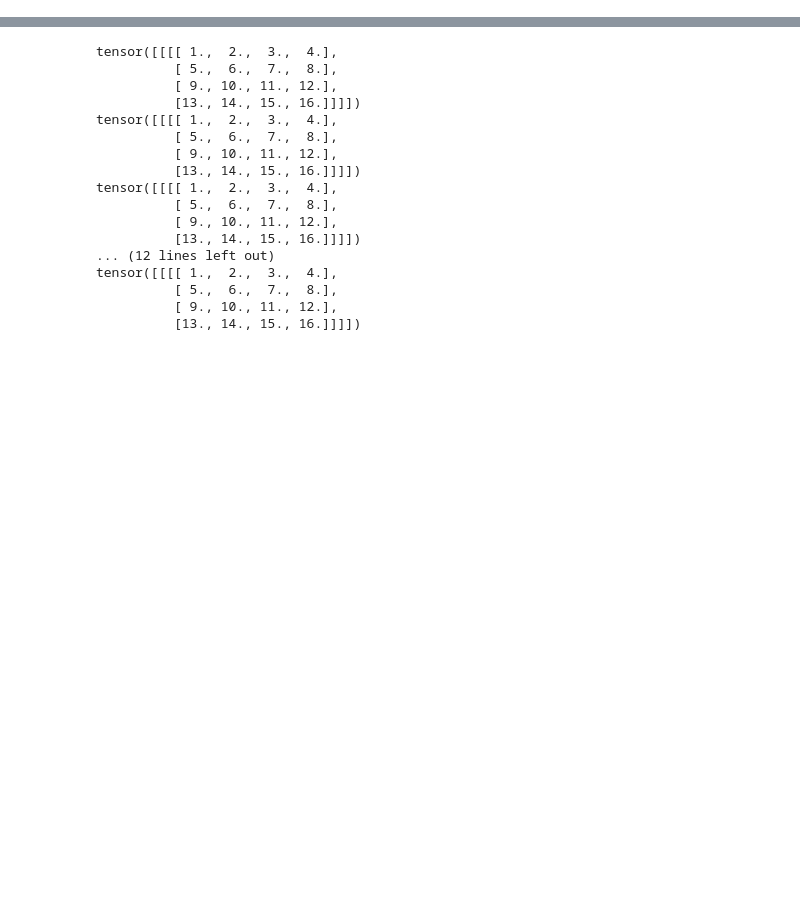
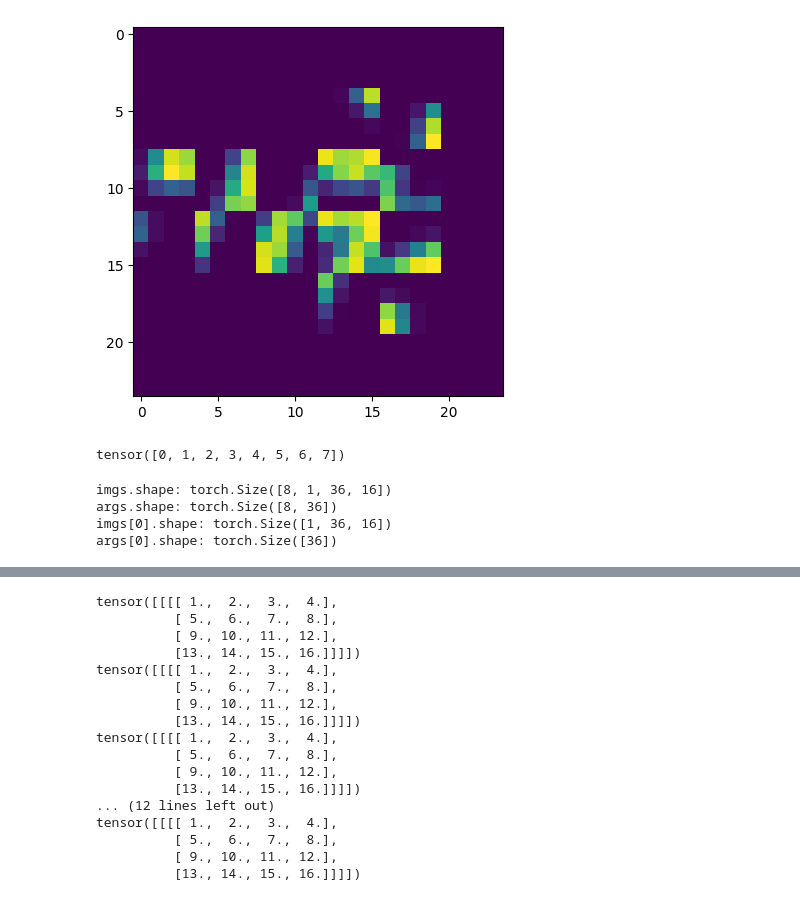
Before and after one commit to TomekNocon/IMMUVIS-PIGVAE, a Jupyter notebook: notebooks/test.ipynb, the cells around one changed output, grey strips where cells are left out. Cells and saved outputs as stored; diff of their text form; code cells hidden in the pictures; blank space fills up the shorter version.

```diff
--- a/notebooks/test.ipynb
+++ b/notebooks/test.ipynb
@@ -1,27 +0,0 @@
-# %%
-import math
-import torch
-import networkx as nx
-import torch.nn.functional as F
-import torch.nn as nn
-import torchvision.transforms.functional as TF
-
-class SplitPatches(nn.Module):
-    def __init__(self, patch_size: int):
-        super().__init__()
-        self.patch_size = patch_size
-        self.unfold = torch.nn.Unfold(kernel_size=patch_size, stride=patch_size)
-
-    def forward(self, x: torch.Tensor) -> torch.Tensor:
-        # x -> B c h w
-        # bs, c, h, w = x.shape
-        bs, c, h, w = x.shape
-
-        x = self.unfold(x)
-        # x -> B (c*p*p) L
-
-        # Reshaping into the shape we want
-        a = x.view(bs, c, self.patch_size, self.patch_size, -1).permute(0, 4, 1, 2, 3)
-        a = a.view(bs, -1, c * self.patch_size * self.patch_size)
-        # a -> ( B no.of patches c p p )
-        return a
@@ -133,0 +86,29 @@ def restore_tensor(
+# %%
+for el in train_loader:
+    break
+# %%
+k = 10
+img = el.node_features[k]
+args = el.argsort_augmented_features[k]
+r_restored = restore_tensor(img, 1, 1, 24, 24, 4)
+plt.figure()
+plt.imshow(r_restored.squeeze(0).squeeze(0))
+plt.show()
+# %% [output]
+[figure, added]
+# %%
+perm
+# %% [output]
+tensor([0, 1, 2, 3, 4, 5, 6, 7])
+# %%
+imgs = data_train[0][0][0]
+args = data_train[0][0][1]
+print(f"imgs.shape: {imgs.shape}")
+print(f"args.shape: {args.shape}")
+print(f"imgs[0].shape: {imgs[0].shape}")
+print(f"args[0].shape: {args[0].shape}")
+# %% [output]
+imgs.shape: torch.Size([8, 1, 36, 16])
+args.shape: torch.Size([8, 36])
+imgs[0].shape: torch.Size([1, 36, 16])
+args[0].shape: torch.Size([36])
```
Also changed, not shown: parts of 14 cells of this notebook, 2 other files.
